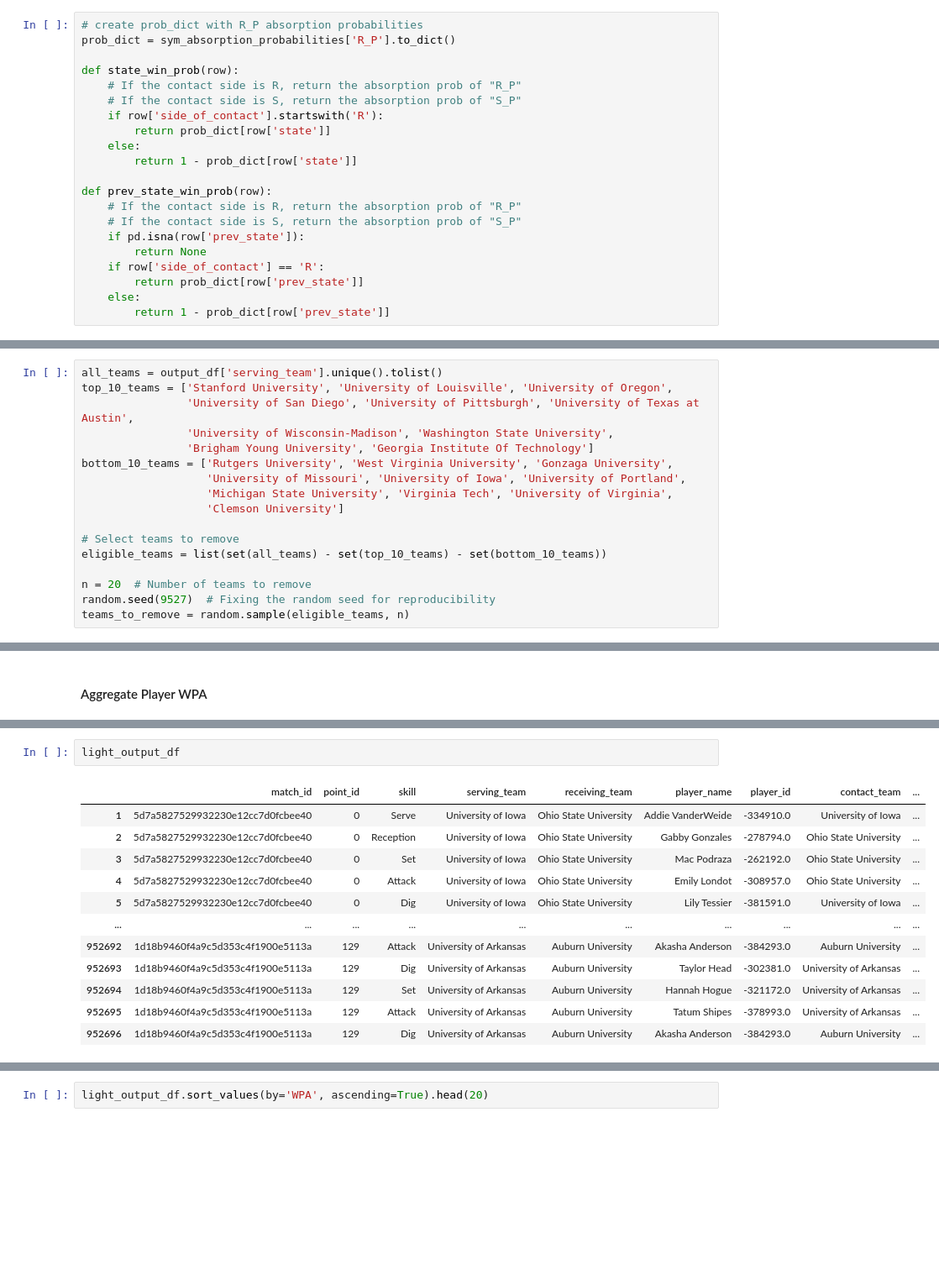
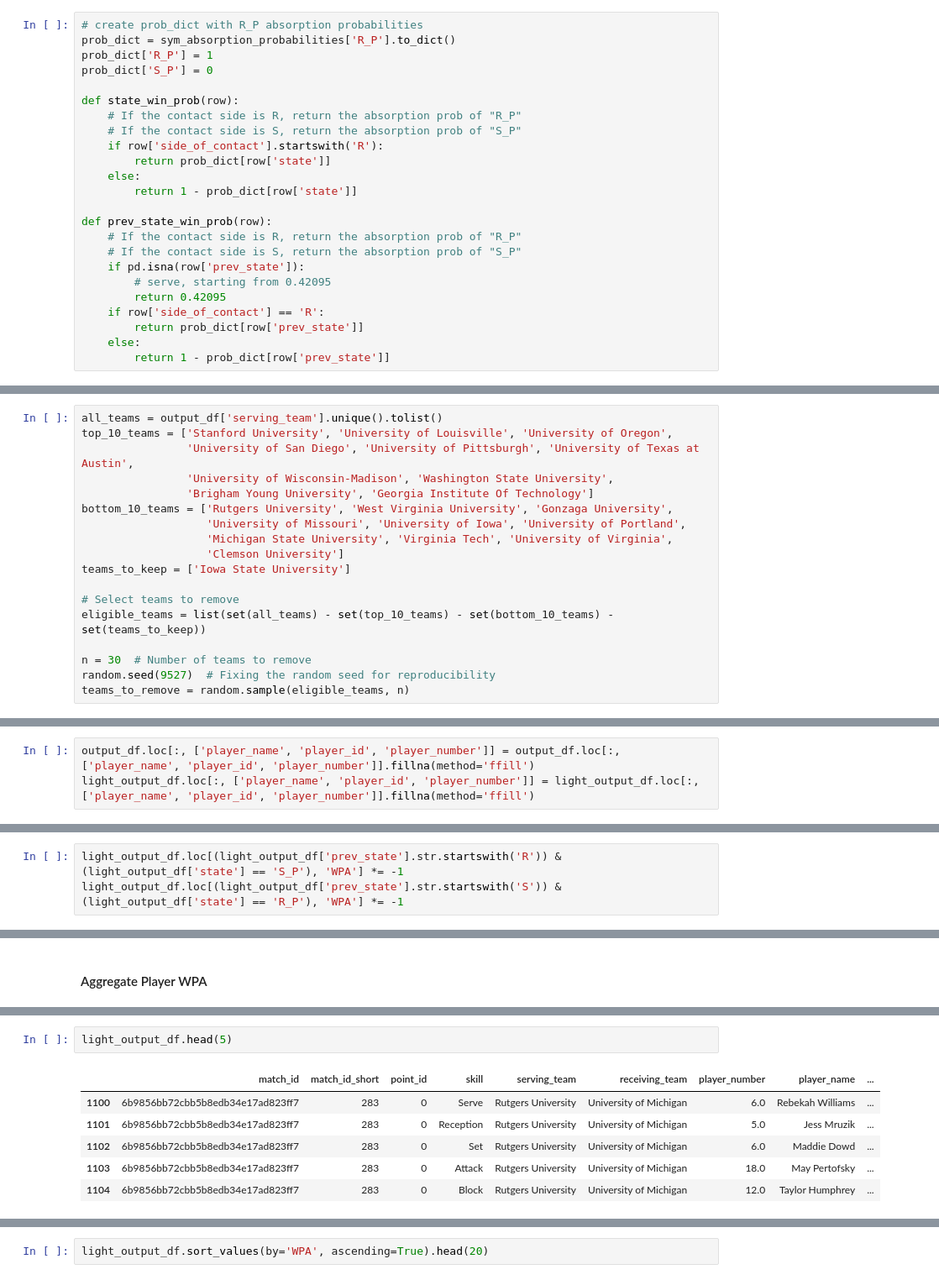
Before and after one commit to AndyZ-CYC/Volleyball_Project, a Jupyter notebook: New_Transition_Matrix_State.ipynb, the cells around one changed output, grey strips where cells are left out. Shown at 84% size. Saved outputs shown, nothing was run; the diff lists cells and outputs as text; blank space fills up the shorter version.

```diff
--- a/New_Transition_Matrix_State.ipynb
+++ b/New_Transition_Matrix_State.ipynb
@@ -373,6 +418,8 @@ output_df.head(5)
 # %%
 # create prob_dict with R_P absorption probabilities
 prob_dict = sym_absorption_probabilities['R_P'].to_dict()
+prob_dict['R_P'] = 1
+prob_dict['S_P'] = 0
 
 def state_win_prob(row):
     # If the contact side is R, return the absorption prob of "R_P"
@@ -386,7 +433,8 @@ def prev_state_win_prob(row):
     # If the contact side is R, return the absorption prob of "R_P"
     # If the contact side is S, return the absorption prob of "S_P"
     if pd.isna(row['prev_state']):
-        return None
+        # serve, starting from 0.42095
+        return 0.42095
     if row['side_of_contact'] == 'R':
         return prob_dict[row['prev_state']]
     else:
@@ -426,11 +478,12 @@ bottom_10_teams = ['Rutgers University', 'West Virginia University', 'Gonzaga Un
                    'University of Missouri', 'University of Iowa', 'University of Portland',
                    'Michigan State University', 'Virginia Tech', 'University of Virginia',
                    'Clemson University']
+teams_to_keep = ['Iowa State University']
 
 # Select teams to remove
-eligible_teams = list(set(all_teams) - set(top_10_teams) - set(bottom_10_teams))
+eligible_teams = list(set(all_teams) - set(top_10_teams) - set(bottom_10_teams) - set(teams_to_keep))
 
-n = 20  # Number of teams to remove
+n = 30  # Number of teams to remove
 random.seed(9527)  # Fixing the random seed for reproducibility
 teams_to_remove = random.sample(eligible_teams, n)
 # %%
@@ -466,0 +519,3 @@ light_output_df.reset_index(drop=True).to_csv('./data/point_state_data_light_sem
+# %%
+output_df.loc[:, ['player_name', 'player_id', 'player_number']] = output_df.loc[:, ['player_name', 'player_id', 'player_number']].fillna(method='ffill')
+light_output_df.loc[:, ['player_name', 'player_id', 'player_number']] = light_output_df.loc[:, ['player_name', 'player_id', 'player_number']].fillna(method='ffill')
@@ -466,0 +525,3 @@ light_output_df.reset_index(drop=True).to_csv('./data/point_state_data_light_sem
+# %%
+light_output_df.loc[(light_output_df['prev_state'].str.startswith('R')) & (light_output_df['state'] == 'S_P'), 'WPA'] *= -1
+light_output_df.loc[(light_output_df['prev_state'].str.startswith('S')) & (light_output_df['state'] == 'R_P'), 'WPA'] *= -1
@@ -579,15 +673,9 @@ player_WPA.to_excel('./data/player_WPA_light.xlsx', index=False)
 # %%
-light_output_df
+light_output_df.head(5)
 # %% [output]
-|  | match_id | point_id | skill | serving_team | receiving_team | player_name | player_id | contact_team | ... |
-| 1 | 5d7a5827529932230e12cc7d0fcbee40 | 0 | Serve | University of Iowa | Ohio State University | Addie VanderWeide | -334910.0 | University of Iowa | ... |
-| 2 | 5d7a5827529932230e12cc7d0fcbee40 | 0 | Reception | University of Iowa | Ohio State University | Gabby Gonzales | -278794.0 | Ohio State University | ... |
-| 3 | 5d7a5827529932230e12cc7d0fcbee40 | 0 | Set | University of Iowa | Ohio State University | Mac Podraza | -262192.0 | Ohio State University | ... |
-| 4 | 5d7a5827529932230e12cc7d0fcbee40 | 0 | Attack | University of Iowa | Ohio State University | Emily Londot | -308957.0 | Ohio State University | ... |
-| 5 | 5d7a5827529932230e12cc7d0fcbee40 | 0 | Dig | University of Iowa | Ohio State University | Lily Tessier | -381591.0 | University of Iowa | ... |
-| ... | ... | ... | ... | ... | ... | ... | ... | ... | ... |
-| 952692 | 1d18b9460f4a9c5d353c4f1900e5113a | 129 | Attack | University of Arkansas | Auburn University | Akasha Anderson | -384293.0 | Auburn University | ... |
-| 952693 | 1d18b9460f4a9c5d353c4f1900e5113a | 129 | Dig | University of Arkansas | Auburn University | Taylor Head | -302381.0 | University of Arkansas | ... |
-| 952694 | 1d18b9460f4a9c5d353c4f1900e5113a | 129 | Set | University of Arkansas | Auburn University | Hannah Hogue | -321172.0 | University of Arkansas | ... |
-| 952695 | 1d18b9460f4a9c5d353c4f1900e5113a | 129 | Attack | University of Arkansas | Auburn University | Tatum Shipes | -378993.0 | University of Arkansas | ... |
-| 952696 | 1d18b9460f4a9c5d353c4f1900e5113a | 129 | Dig | University of Arkansas | Auburn University | Akasha Anderson | -384293.0 | Auburn University | ... |
+|  | match_id | match_id_short | point_id | skill | serving_team | receiving_team | player_number | player_name | ... |
+| 1100 | 6b9856bb72cbb5b8edb34e17ad823ff7 | 283 | 0 | Serve | Rutgers University | University of Michigan | 6.0 | Rebekah Williams | ... |
+| 1101 | 6b9856bb72cbb5b8edb34e17ad823ff7 | 283 | 0 | Reception | Rutgers University | University of Michigan | 5.0 | Jess Mruzik | ... |
+| 1102 | 6b9856bb72cbb5b8edb34e17ad823ff7 | 283 | 0 | Set | Rutgers University | University of Michigan | 6.0 | Maddie Dowd | ... |
+| 1103 | 6b9856bb72cbb5b8edb34e17ad823ff7 | 283 | 0 | Attack | Rutgers University | University of Michigan | 18.0 | May Pertofsky | ... |
+| 1104 | 6b9856bb72cbb5b8edb34e17ad823ff7 | 283 | 0 | Block | Rutgers University | University of Michigan | 12.0 | Taylor Humphrey | ... |
```
Also changed, not shown: parts of 56 cells of this notebook, 1 other file.
